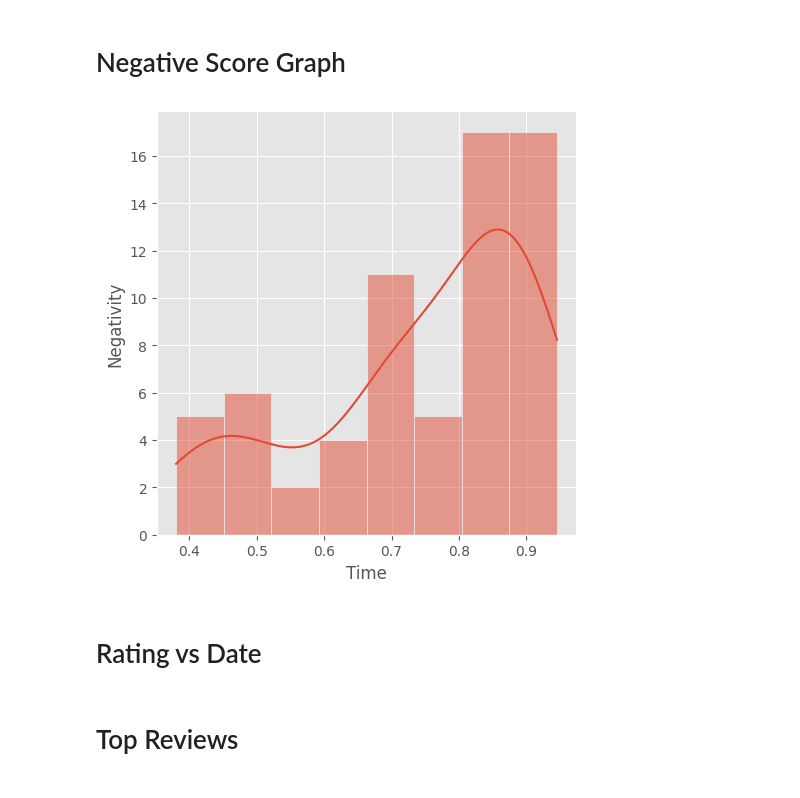
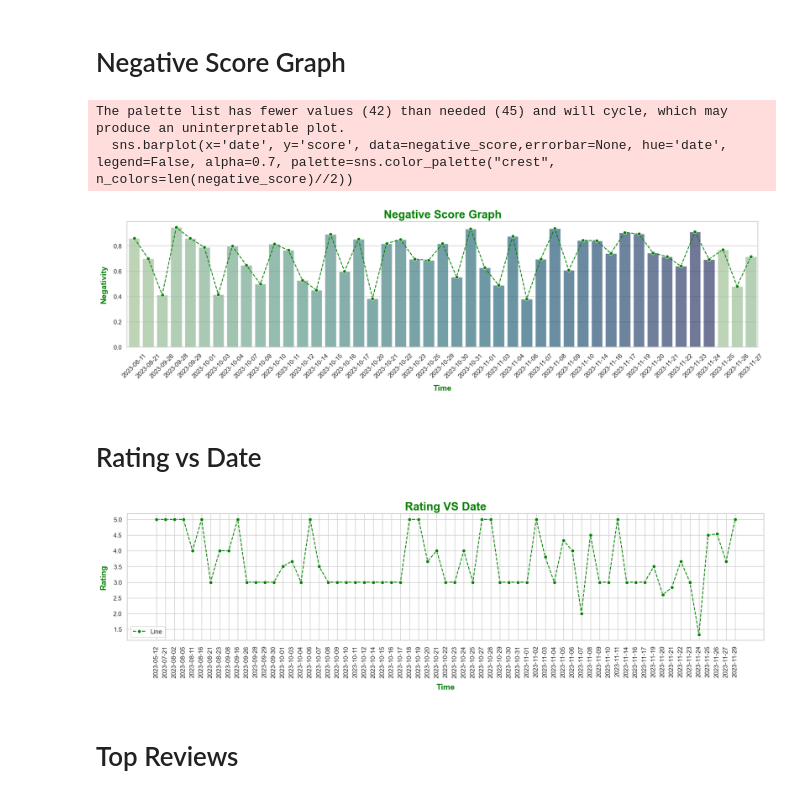
Before and after one commit to ethan-x11/Review-Reflector, a Jupyter notebook: analysis.ipynb, the cells around one changed output. Cells and saved outputs as stored; diff of their text form; code cells hidden in the pictures.

```diff
--- a/analysis.ipynb
+++ b/analysis.ipynb
@@ -28,16 +37,37 @@ plt.show()
 # %% [markdown]
 # Negative Score Graph
-# %%
-negative_score = df[df['label'] == 'positive']
-sns.displot(negative_score['score'], kde = True)
-
-plt.xlabel('Time')
-plt.ylabel('Negativity')
-plt.show()
-# %% [output]
-[figure, removed]
+# %%
+negative_score = df.loc[df['label'] == 'negative', ['date', 'score']]
+plt.figure(figsize=(20, 4))
+sns.set(style="whitegrid")
+sns.lineplot(x='date', y='score', data=negative_score, color='green', errorbar=None,  linestyle='--', marker='o')
+sns.barplot(x='date', y='score', data=negative_score,errorbar=None, hue='date', legend=False, alpha=0.7, palette=sns.color_palette("crest", n_colors=len(negative_score)//2))
+plt.xlabel('Time', fontsize=14, labelpad=10, color='green', fontweight='bold')
+plt.ylabel('Negativity',fontsize=14, labelpad=10, color='green', fontweight='bold')
+plt.title('Negative Score Graph', fontsize=20, color='green', fontweight='bold' )
+plt.xticks(rotation=45)
+plt.show()
+# %% [output]
+The palette list has fewer values (42) than needed (45) and will cycle, which may produce an uninterpretable plot.
+  sns.barplot(x='date', y='score', data=negative_score,errorbar=None, hue='date', legend=False, alpha=0.7, palette=sns.color_palette("crest", n_colors=len(negative_score)//2))
+[figure, added]
 # %% [markdown]
 # Rating vs Date
+# %%
+ratingVSdate = df[['date', 'rating']]
+plt.figure(figsize=(20, 4))
+sns.set(style="whitegrid")
+sns.lineplot(x='date', y='rating', data=ratingVSdate, color='green', errorbar=None, label='Line', linestyle='--', marker='o')
+# sns.barplot(x='date', y='rating', data=ratingVSdate,errorbar=None, hue='date', legend=False, alpha=0.7, palette=sns.color_palette("crest", n_colors=len(ratingVSdate)//2))
+
+
+plt.xlabel('Time', fontsize=14, labelpad=10, color='green', fontweight='bold')
+plt.ylabel('Rating',fontsize=14, labelpad=10, color='green', fontweight='bold')
+plt.title('Rating VS Date', fontsize=20, color='green', fontweight='bold' )
+plt.xticks(rotation=90)
+plt.show()
+# %% [output]
+[figure, added]
 # %% [markdown]
 # Top Reviews
 # %%
```
Also changed, not shown: parts of 7 cells of this notebook.
